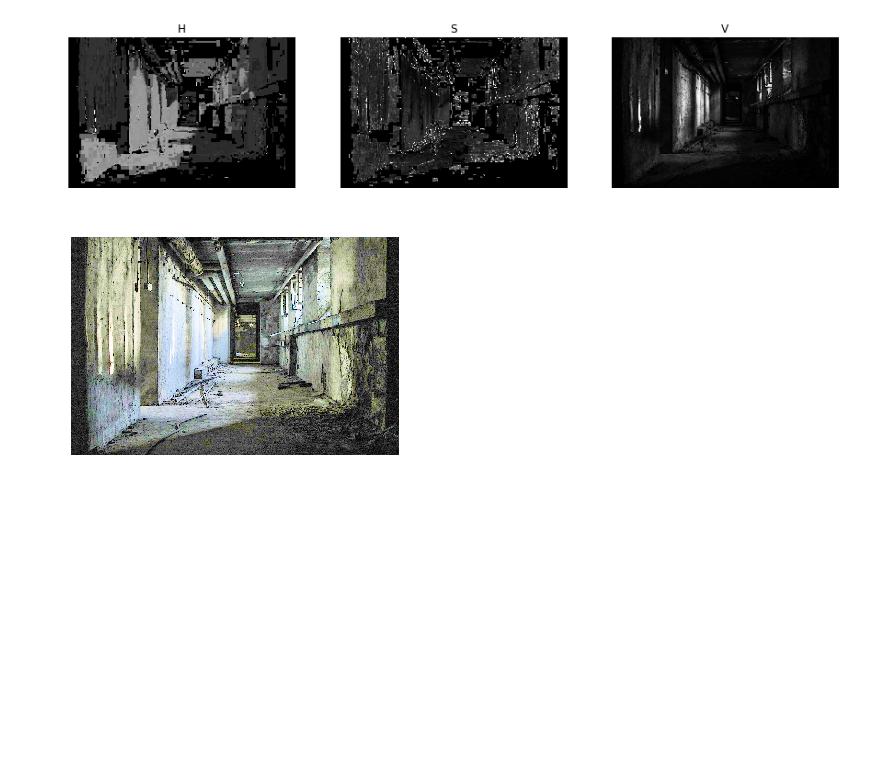
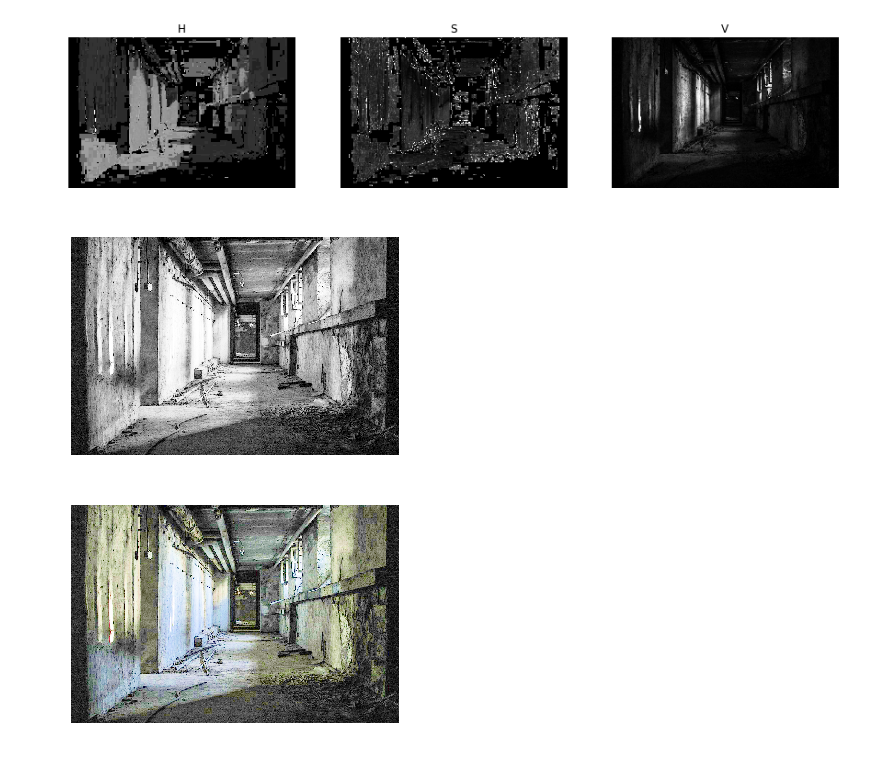
Before and after one commit to maestrojeong/image_process, a Jupyter notebook: reconstruct.ipynb, the cells around one changed output. Drawn from its saved outputs; the diff is of its cells as text; code cells hidden in the pictures; blank space fills up the shorter version.

```diff
--- a/reconstruct.ipynb
+++ b/reconstruct.ipynb
@@ -29,6 +29,12 @@ ax3.axis('off')
 plt.show()
 # %% [output]
 [figure]
+# %%
+plt.imshow(flatten_img(V), cmap='gray')
+plt.axis('off')
+plt.show()
+# %% [output]
+[figure, added]
 # %%
 reconstructed_img = HSV2img(H,S,flatten_img(V))
 # %%
```
Also changed, not shown: 5 other files.
